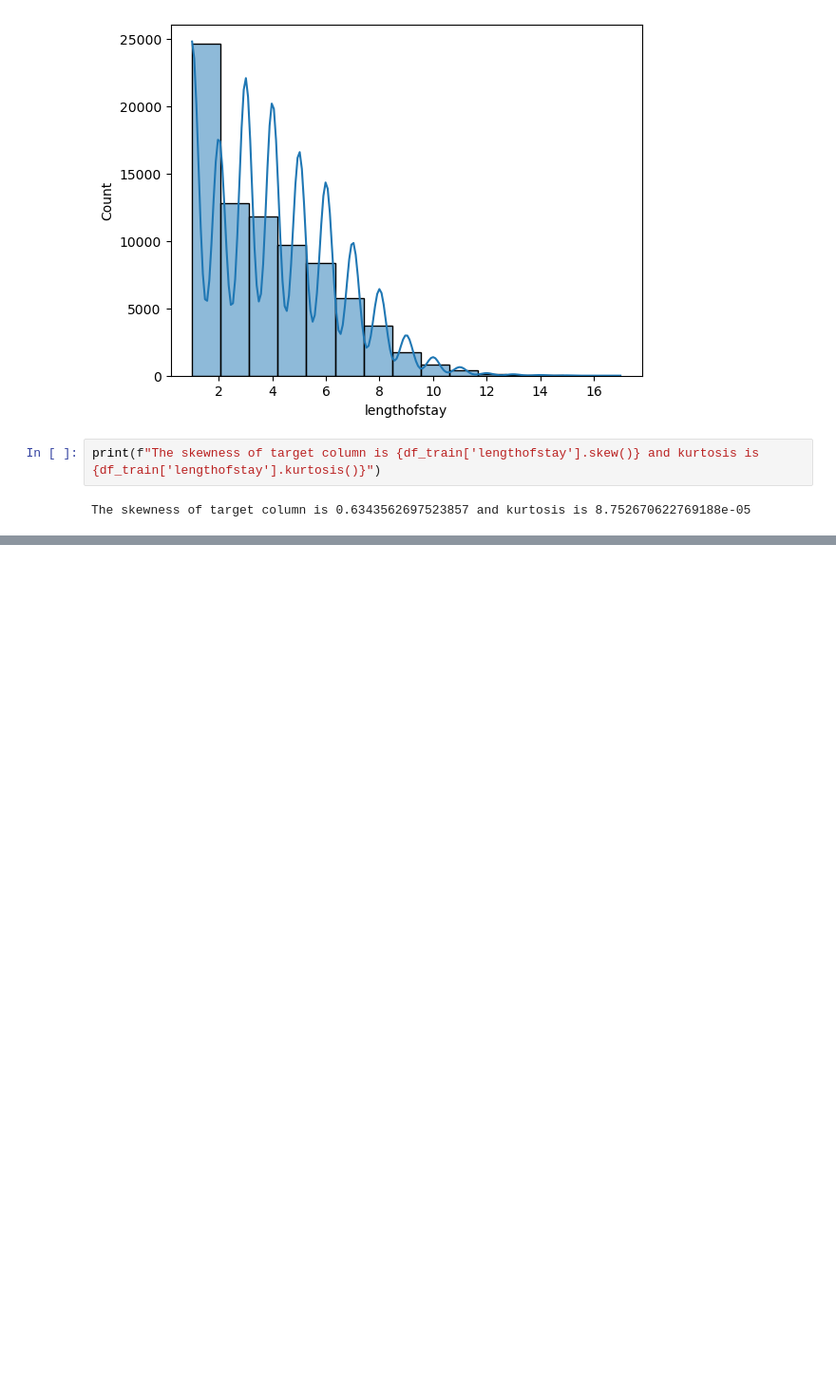
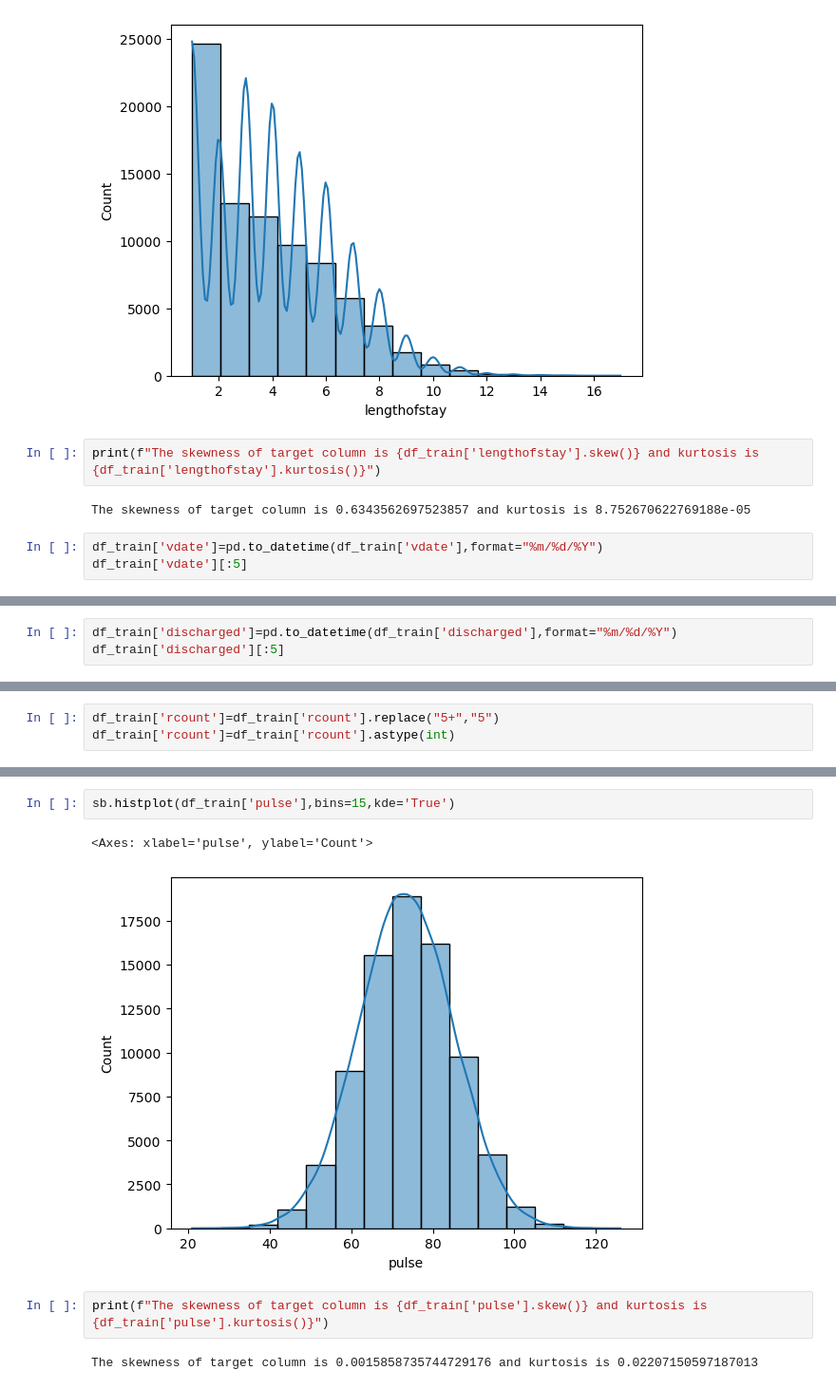
Before and after one commit to mrityu98/HospitalStay, a Jupyter notebook: Hospital Stay/Untitled.ipynb, the cells around one changed output, grey strips where cells are left out. Shown at 95% size. Saved outputs shown, nothing was run; the diff lists cells and outputs as text; blank space fills up the shorter version.

```diff
--- a/Hospital Stay/Untitled.ipynb
+++ b/Hospital Stay/Untitled.ipynb
@@ -118,3 +118,6 @@ sb.histplot(df_train['lengthofstay'],bins=15,kde='True')
 print(f"The skewness of target column is {df_train['lengthofstay'].skew()} and kurtosis is {df_train['lengthofstay'].kurtosis()}")
 # %% [output]
 The skewness of target column is 0.6343562697523857 and kurtosis is 8.752670622769188e-05
+# %%
+df_train['vdate']=pd.to_datetime(df_train['vdate'],format="%m/%d/%Y")
+df_train['vdate'][:5]
@@ -120,0 +131,3 @@ The skewness of target column is 0.6343562697523857 and kurtosis is 8.7526706227
+# %%
+df_train['discharged']=pd.to_datetime(df_train['discharged'],format="%m/%d/%Y")
+df_train['discharged'][:5]
@@ -120,0 +152,3 @@ The skewness of target column is 0.6343562697523857 and kurtosis is 8.7526706227
+# %%
+df_train['rcount']=df_train['rcount'].replace("5+","5")
+df_train['rcount']=df_train['rcount'].astype(int)
@@ -120,0 +183,9 @@ The skewness of target column is 0.6343562697523857 and kurtosis is 8.7526706227
+# %%
+sb.histplot(df_train['pulse'],bins=15,kde='True')
+# %% [output]
+<Axes: xlabel='pulse', ylabel='Count'>
+[figure, added]
+# %%
+print(f"The skewness of target column is {df_train['pulse'].skew()} and kurtosis is {df_train['pulse'].kurtosis()}")
+# %% [output]
+The skewness of target column is 0.0015858735744729176 and kurtosis is 0.02207150597187013
```
Also changed, not shown: parts of 16 cells of this notebook.
